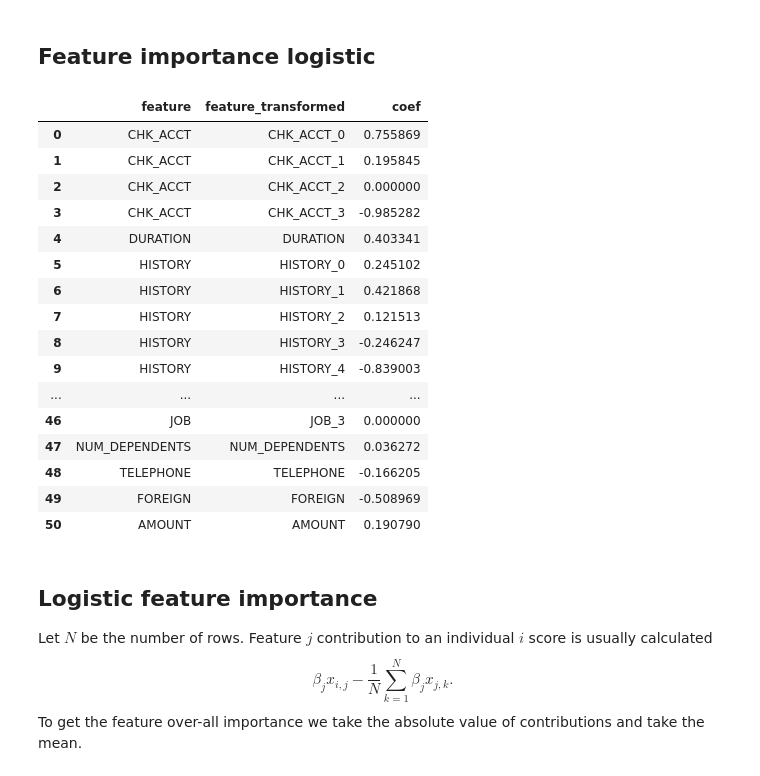
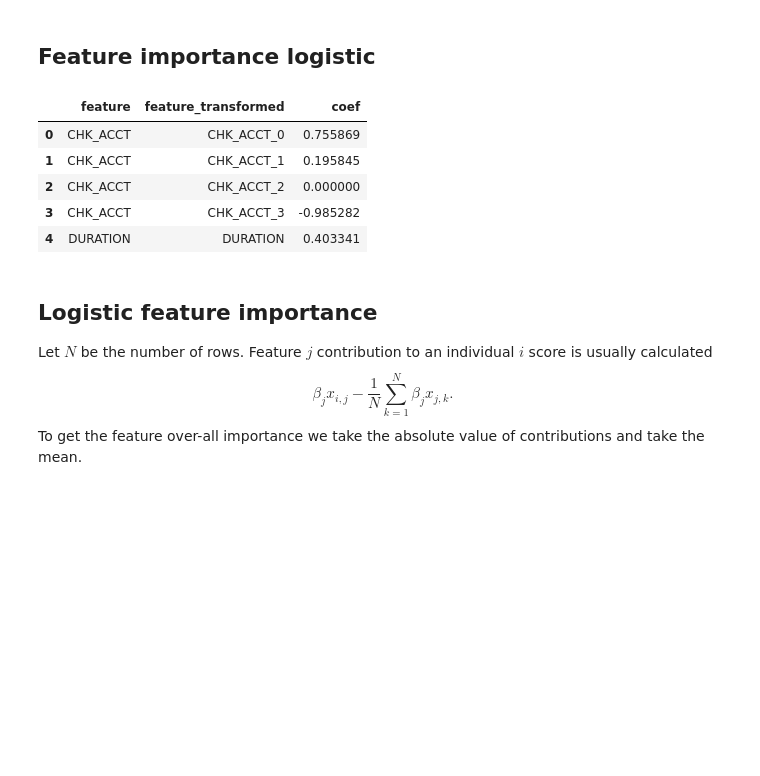
Before and after one commit to cmentus/take-home-assignment, a Jupyter notebook: analyze_models.ipynb, the cells around one changed output. Drawn from its saved outputs; the diff is of its cells as text; code cells hidden in the pictures; blank space fills up the shorter version.

```diff
--- a/analyze_models.ipynb
+++ b/analyze_models.ipynb
@@ -38,25 +38,14 @@ coef_df = pd.DataFrame.from_dict(dict(feature_transformed = feature_transformer.
                                       coef = logistic_regression.coef_.flatten()))
 coef_df.insert(loc = 0,column='feature',value= coef_df['feature_transformed'].apply(lambda x:x.rstrip('_0123456789')))
 # %%
-coef_df
+coef_df.head()
 # %% [output]
 |  | feature | feature_transformed | coef |
 | 0 | CHK_ACCT | CHK_ACCT_0 | 0.755869 |
 | 1 | CHK_ACCT | CHK_ACCT_1 | 0.195845 |
 | 2 | CHK_ACCT | CHK_ACCT_2 | 0.000000 |
 | 3 | CHK_ACCT | CHK_ACCT_3 | -0.985282 |
 | 4 | DURATION | DURATION | 0.403341 |
-| 5 | HISTORY | HISTORY_0 | 0.245102 |
-| 6 | HISTORY | HISTORY_1 | 0.421868 |
-| 7 | HISTORY | HISTORY_2 | 0.121513 |
-| 8 | HISTORY | HISTORY_3 | -0.246247 |
-| 9 | HISTORY | HISTORY_4 | -0.839003 |
-| ... | ... | ... | ... |
-| 46 | JOB | JOB_3 | 0.000000 |
-| 47 | NUM_DEPENDENTS | NUM_DEPENDENTS | 0.036272 |
-| 48 | TELEPHONE | TELEPHONE | -0.166205 |
-| 49 | FOREIGN | FOREIGN | -0.508969 |
-| 50 | AMOUNT | AMOUNT | 0.190790 |
 # %% [markdown]
 ## Logistic feature importance
 Let $N$ be the number of rows. Feature $j$ contribution to an individual $i$ score is usually calculated $$\beta_jx_{i,j} - \frac{1}{N}\sum_{k=1}^N\beta_jx_{j,k}.$$
```
Also changed, not shown: parts of 7 cells of this notebook, 1 other file.
